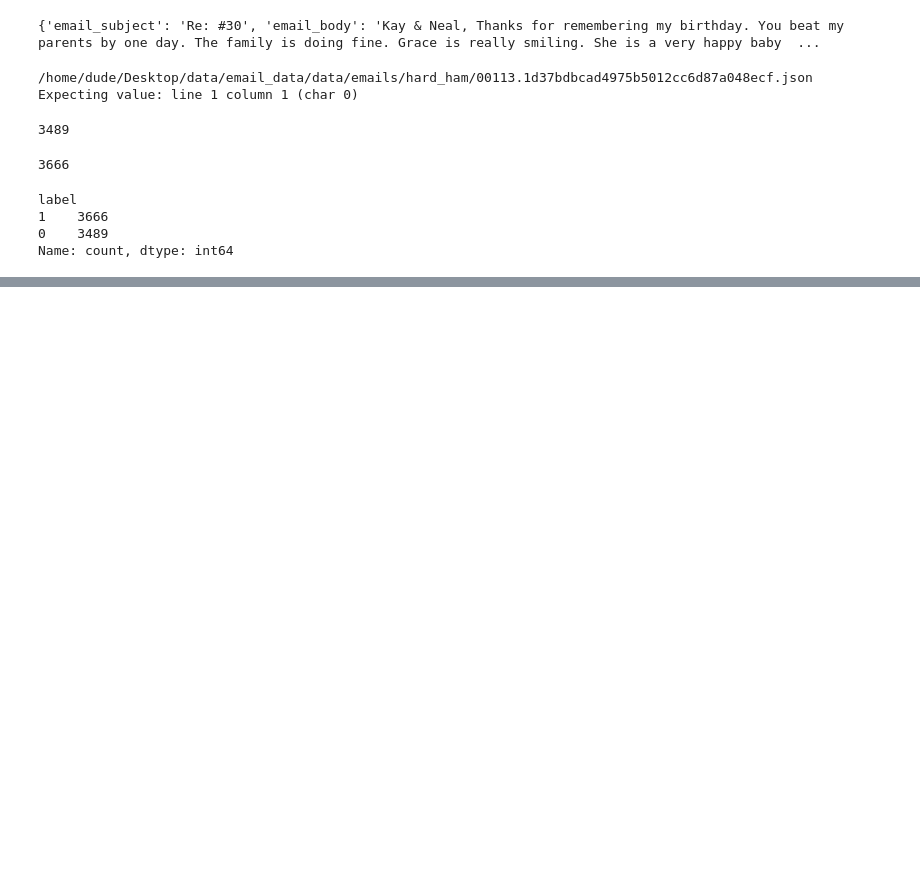
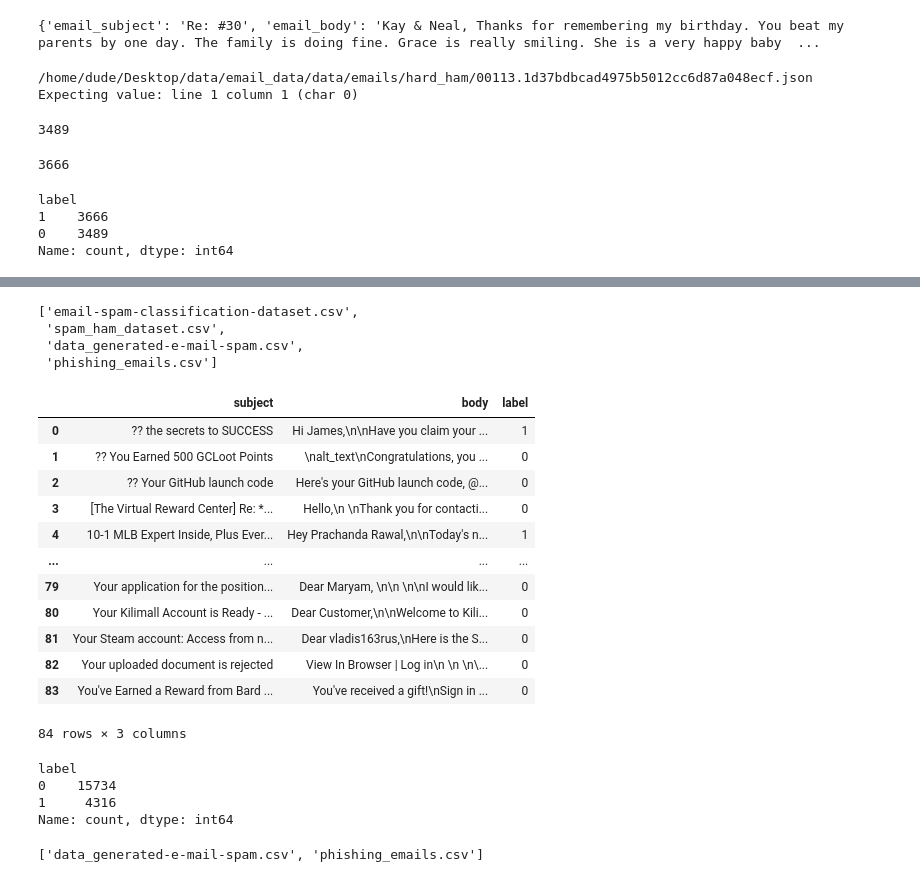
Before and after one commit to mishamickevicius/ML-Projects, a Jupyter notebook: Malicious-Email-Detection/Malicious-Email-Data-Cleaning.ipynb, the cells around one changed output, grey strips where cells are left out. Saved outputs shown, nothing was run; the diff lists cells and outputs as text; code cells hidden in the pictures; blank space fills up the shorter version.

Commit message:
Data cleaning done

```diff
--- a/Malicious-Email-Detection/Malicious-Email-Data-Cleaning.ipynb
+++ b/Malicious-Email-Detection/Malicious-Email-Data-Cleaning.ipynb
@@ -101,0 +258,33 @@ df.to_csv(BASE_DIR + "phishing_emails.csv", index_label=False, index=False)
+# %%
+files
+# %% [output]
+['email-spam-classification-dataset.csv',
+ 'spam_ham_dataset.csv',
+ 'data_generated-e-mail-spam.csv',
+ 'phishing_emails.csv']
+# %%
+df = pd.read_csv(BASE_DIR + 'email-spam-classification-dataset.csv')
+# %%
+df = df.rename(columns={
+    'text':'body',
+    'type':'label',
+    'title':'subject'
+})
+# %%
+df['label'] = df['label'].apply(lambda x: 0 if x == 'not spam' else 1)
+# %%
+df
+# %% [output]
+|  | subject | body | label |
+| 0 | ?? the secrets to SUCCESS | Hi James,\n\nHave you claim your ... | 1 |
+| 1 | ?? You Earned 500 GCLoot Points | \nalt_text\nCongratulations, you ... | 0 |
+| 2 | ?? Your GitHub launch code | Here's your GitHub launch code, @... | 0 |
+| 3 | [The Virtual Reward Center] Re: *... | Hello,\n \nThank you for contacti... | 0 |
+| 4 | 10-1 MLB Expert Inside, Plus Ever... | Hey Prachanda Rawal,\n\nToday's n... | 1 |
+| ... | ... | ... | ... |
+| 79 | Your application for the position... | Dear Maryam, \n\n \n\nI would lik... | 0 |
+| 80 | Your Kilimall Account is Ready - ... | Dear Customer,\n\nWelcome to Kili... | 0 |
+| 81 | Your Steam account: Access from n... | Dear vladis163rus,\nHere is the S... | 0 |
+| 82 | Your uploaded document is rejected | View In Browser | Log in\n \n \n\... | 0 |
+| 83 | You've Earned a Reward from Bard ... | You've received a gift!\nSign in ... | 0 |
+84 rows × 3 columns
@@ -101,0 +293,7 @@ df.to_csv(BASE_DIR + "phishing_emails.csv", index_label=False, index=False)
+# %%
+full_df['label'].value_counts()
+# %% [output]
+label
+0    15734
+1     4316
+Name: count, dtype: int64
@@ -101,0 +304,4 @@ df.to_csv(BASE_DIR + "phishing_emails.csv", index_label=False, index=False)
+# %%
+files
+# %% [output]
+['data_generated-e-mail-spam.csv', 'phishing_emails.csv']
```
Also changed, not shown: parts of 40 cells of this notebook.
